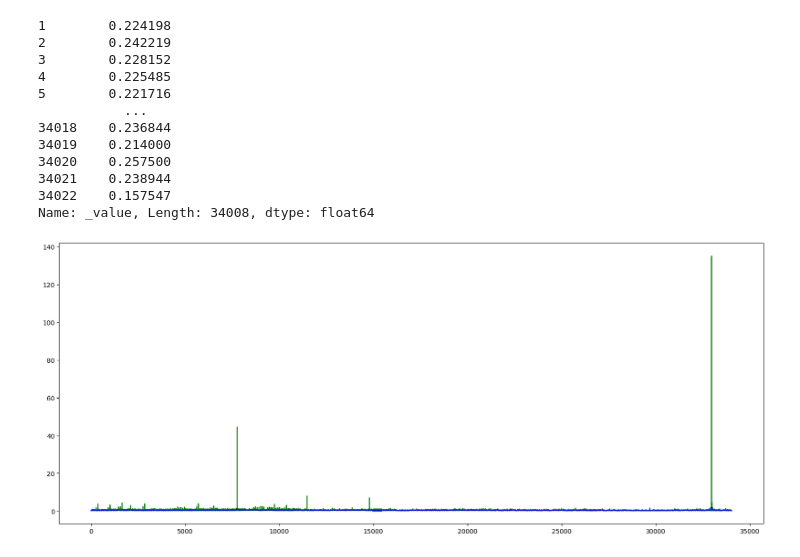
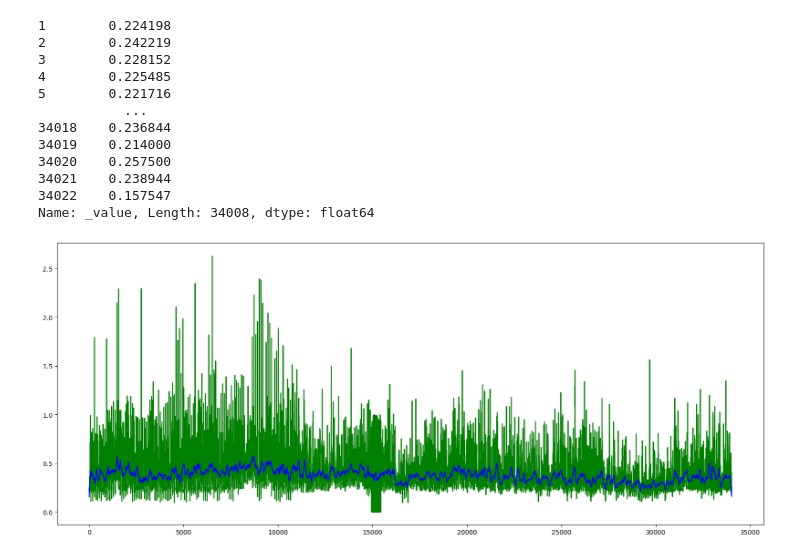
Before and after one commit to KlaraGtknst/I2OT_energy, a Jupyter notebook: prognose/notebooks/00-DataExploration.ipynb, the cells around one changed output. Saved outputs shown, nothing was run; the diff lists cells and outputs as text; code cells hidden in the pictures.

```diff
--- a/prognose/notebooks/00-DataExploration.ipynb
+++ b/prognose/notebooks/00-DataExploration.ipynb
@@ -91,13 +91,13 @@ Name: _value, Length: 34008, dtype: float64
 # %%
 def moving_average(x, w):
     return np.convolve(x, np.ones(w), "same") / w
 
 plt.figure(figsize=(20,8))
-plt.plot(diff, color='green')
-plt.plot(moving_average(diff.iloc[:, 0],96), color='blue')
+plt.plot(diff_, color='green')
+plt.plot(moving_average(diff_.iloc[:, 0],96), color='blue')
 plt.show()
 # %% [output]
-[figure, old version]
+[figure, new version]
 # %%
 # put into one dataframe
 df = pd.concat([features, diff_], axis=1)
```
Also changed, not shown: parts of 1 cell of this notebook, 3 other files.
